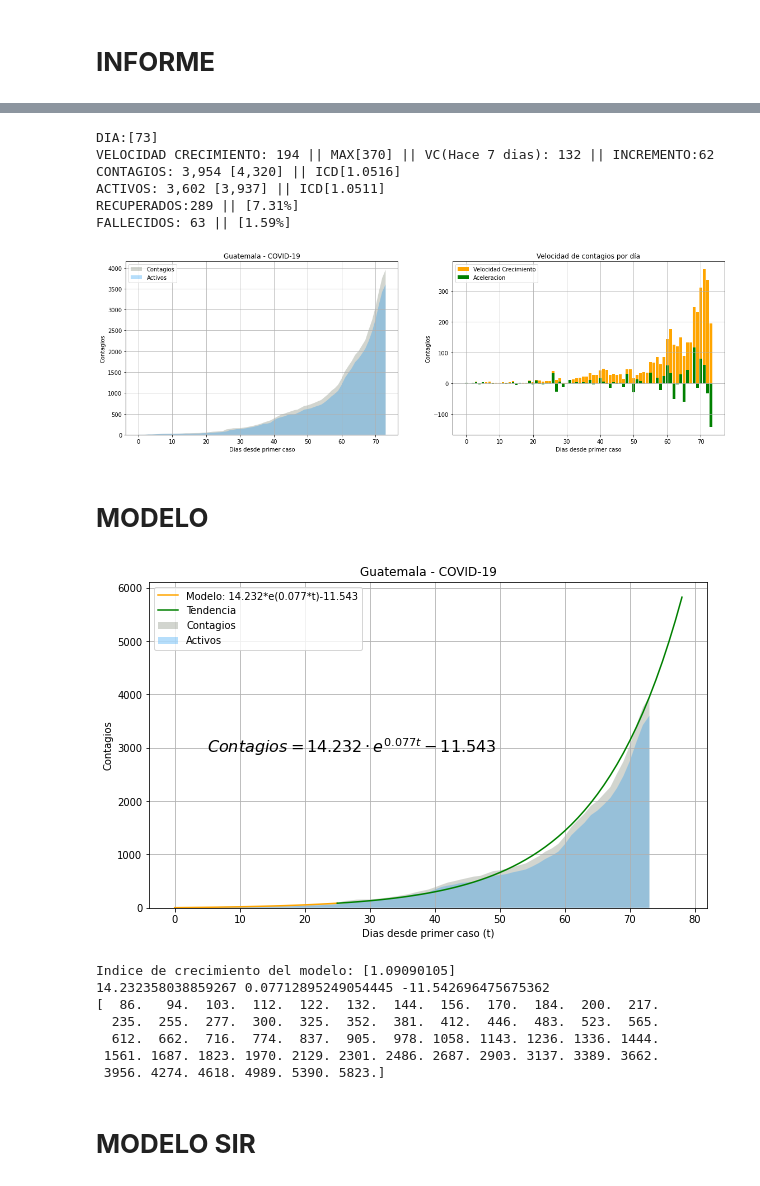
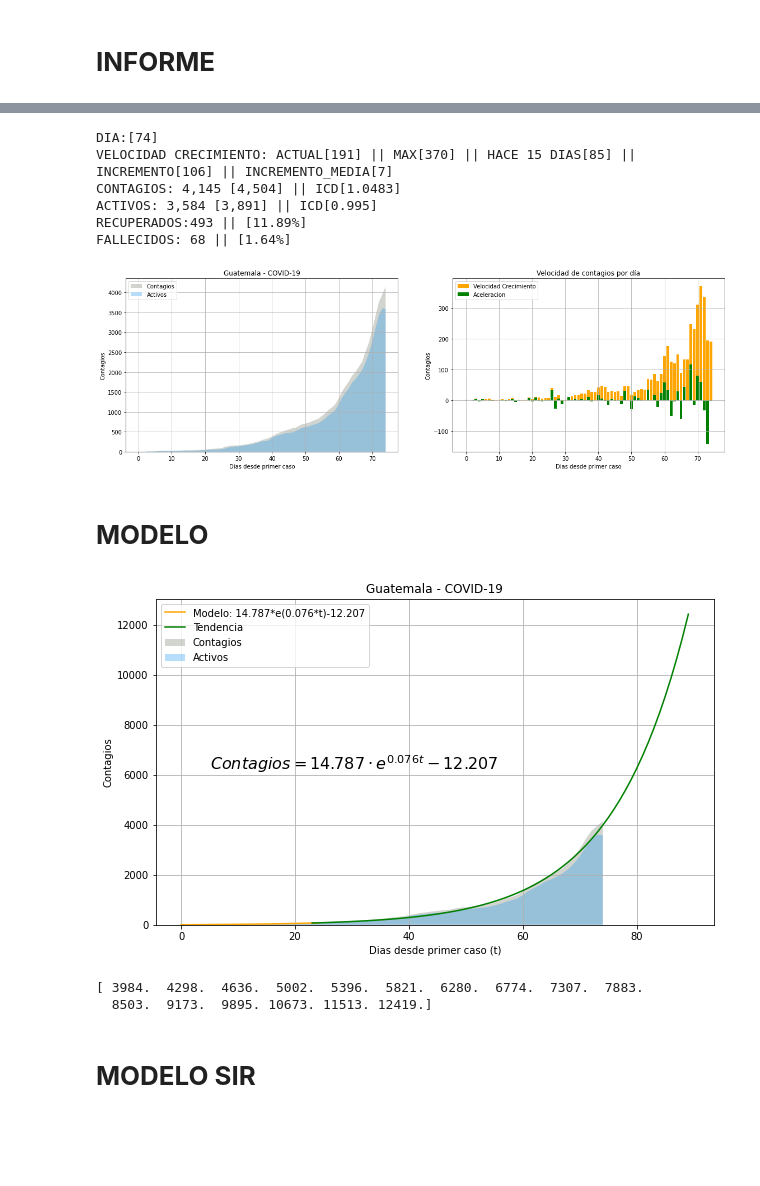
Before and after one commit to pepedp/Otros, a Jupyter notebook: Covid19.ipynb, the cells around one changed output, grey strips where cells are left out. Cells and saved outputs as stored; diff of their text form; code cells hidden in the pictures; blank space fills up the shorter version.

```diff
--- a/Covid19.ipynb
+++ b/Covid19.ipynb
@@ -157,7 +157,8 @@ Name: date, dtype: datetime64[ns]
 # %%
 #@titleESTADO ACTUAL
 VCH = False #@param {type:"boolean"}
-Mostrar_aceleración = True #@param {type:"boolean"}
+Dias_atras = 15#@param {type:"integer"}
+
 import warnings
 warnings.filterwarnings("ignore")
 fig,(axs,axs2) = plt.subplots(1,2)
@@ -180,41 +181,40 @@ axs2.set_title("Velocidad de contagios por {}".format(texto_vel) )
 axs2.set_xlabel('Dias desde primer caso')
 axs2.set_ylabel('Contagios')
 axs2.bar(x.flatten(),velocidad.flatten(),label="Velocidad Crecimiento",color="Orange" )
-if (Mostrar_aceleración):
-  axs2.bar(x.flatten(),aceleracion.flatten(),label="Aceleracion",color="Green" )
-  axs2.legend(loc='upper left')
+axs2.bar(x.flatten(),aceleracion.flatten(),label="Aceleracion",color="Green" )
+axs2.legend(loc='upper left')
 axs2.grid()
 #fig.legend()
 fig.show()
 
 #METRICAS
-media_vc=7
-print("DIA:{} \nVELOCIDAD CRECIMIENTO: {:,.0f} || MAX[{:,.0f}] || VC(Hace 7 dias): {:,.0f} || INCREMENTO:{:,.0f} \nCONTAGIOS: {:,.0f} [{:,.0f}] || ICD{} \nACTIVOS: {:,.0f} [{:,.0f}] || ICD{} \nRECUPERADOS:{:,.0f} || [{:,.2f}%] \nFALLECIDOS: {:,.0f} || [{:,.2f}%]".format(
+#media_vc=7
+print("DIA:{} \nVELOCIDAD CRECIMIENTO: ACTUAL[{:,.0f}] || MAX[{:,.0f}] || HACE {} DIAS[{:,.0f}] || INCREMENTO[{:,.0f}] || INCREMENTO_MEDIA[{:,.0f}] \nCONTAGIOS: {:,.0f} [{:,.0f}] || ICD{} \nACTIVOS: {:,.0f} [{:,.0f}] || ICD{} \nRECUPERADOS:{:,.0f} || [{:,.2f}%] \nFALLECIDOS: {:,.0f} || [{:,.2f}%]".format(
     x[-1:].flatten(),
-    velocidad.flatten()[-1],np.max(velocidad),velocidad.flatten()[-8],np.sum(aceleracion[-media_vc:]),
-    y[-1],y[-1]*np.mean(indice_crecimiento[-media_vc:]),np.round(indice_crecimiento[-1:].flatten(),decimals=4),
-    activos[-1],activos[-1]*np.mean(indice_activos[-media_vc:]),np.round(indice_activos[-1].flatten(),decimals=4),
+    velocidad.flatten()[-1],np.max(velocidad),Dias_atras,velocidad.flatten()[-Dias_atras-1],np.sum(aceleracion[-Dias_atras:]),np.mean(aceleracion[-Dias_atras:]),
+    y[-1],y[-1]*np.mean(indice_crecimiento[-Dias_atras:]),np.round(indice_crecimiento[-1:].flatten(),decimals=4),
+    activos[-1],activos[-1]*np.mean(indice_activos[-Dias_atras:]),np.round(indice_activos[-1].flatten(),decimals=4),
     recuperados[-1],recuperados[-1]/y[-1]*100,
     muertes[-1],muertes[-1]/y[-1]*100) )
 # %% [output]
-DIA:[73]
-VELOCIDAD CRECIMIENTO: 194 || MAX[370] || VC(Hace 7 dias): 132 || INCREMENTO:62
-CONTAGIOS: 3,954 [4,320] || ICD[1.0516]
-ACTIVOS: 3,602 [3,937] || ICD[1.0511]
-RECUPERADOS:289 || [7.31%]
-FALLECIDOS: 63 || [1.59%]
+DIA:[74]
+VELOCIDAD CRECIMIENTO: ACTUAL[191] || MAX[370] || HACE 15 DIAS[85] || INCREMENTO[106] || INCREMENTO_MEDIA[7]
+CONTAGIOS: 4,145 [4,504] || ICD[1.0483]
+ACTIVOS: 3,584 [3,891] || ICD[0.995]
+RECUPERADOS:493 || [11.89%]
+FALLECIDOS: 68 || [1.64%]
-[figure, old version]
+[figure, new version]
 # %% [markdown]
 # **MODELO**
 # %%
 #@title
 fecha_ini = "2020-03-14" #@param {type:"date"}
-fecha_fin = "2020-04-08" #@param {type:"date"}
+fecha_fin = "2020-04-07" #@param {type:"date"}
 
 Activos = False #@param {type:"boolean"}
 Exponencial = True #@param {type:"boolean"}
-Grado_polinomio =  2#@param {type:"integer"}
-dias_pred =  5#@param {type:"integer"}
+Grado_polinomio =  3#@param {type:"integer"}
+dias_pred =  15#@param {type:"integer"}
 Actualizar_BigQuery = False #@param {type:"boolean"}
 
 #dias_pred= 15
@@ -271,7 +271,7 @@ else:
   plt.stackplot(x.flatten(),y, labels=["Contagios"], colors="#6C7463", alpha=0.3)
   plt.stackplot(x.flatten(),activos, labels=["Activos"], colors="#0F92F3",alpha=0.3)
   plt.plot(x_train,y_modelo, color = "orange", label = "Modelo")
-  plt.plot(x_test,y_pred_test, color = "purple", label = "Modelo_test")
+  plt.plot(x_test,y_pred_test, color = "green")
   plt.plot(x_semana,prediccion_semana, color = "green", label = "Tendencia")
   plt.grid()
   plt.legend(loc='upper left')
@@ -279,41 +279,36 @@ else:
 
 #ACTUALIZAR DATOS BIG QUERY
 if (Actualizar_BigQuery) and (Exponencial):
   columnas = ["fecha","pais","confirmados","muertes","recuperados",
               "activos","velocidad","aceleracion","indice_crecimiento","modelo"]
   dfs = [dataset,pd.DataFrame(velocidad),
                 pd.DataFrame(aceleracion),
                 pd.DataFrame(indice_crecimiento),
                 pd.DataFrame(y_pred),
                 ]
   df_todo=pd.concat(dfs,axis=1)
   df_todo.columns=columnas
   tendencia=pd.DataFrame(tend[1:])
   tendencia.columns=["modelo"]
   df_todo=df_todo.append(tendencia)
   df_todo=df_todo.reset_index()
   df_todo["dias"] = df_todo.index.values
   tabla = 'dataset.covid19_gt'
   df_todo.to_gbq(tabla,project_id=project_id,if_exists='replace')
 
   #COEFICIENTES
   coeficientes = pd.DataFrame(np.round(coef,decimals=3))
   coeficientes.columns=["coeficientes"]
   coeficientes["index"] = coeficientes.index.values
   tabla_coef = 'dataset.coef_funcion'
   coeficientes.to_gbq(tabla_coef,project_id=project_id,if_exists='replace')
 
 elif (Actualizar_BigQuery):
   print("WARNING: Solo se puede actuliza datos del modelo Exponencial")
 # %% [output]
-[figure, old version]
+[figure, new version]
-Indice de crecimiento del modelo: [1.09090105]
-14.232358038859267 0.07712895249054445 -11.542696475675362
-[  86.   94.  103.  112.  122.  132.  144.  156.  170.  184.  200.  217.
-  235.  255.  277.  300.  325.  352.  381.  412.  446.  483.  523.  565.
-  612.  662.  716.  774.  837.  905.  978. 1058. 1143. 1236. 1336. 1444.
- 1561. 1687. 1823. 1970. 2129. 2301. 2486. 2687. 2903. 3137. 3389. 3662.
- 3956. 4274. 4618. 4989. 5390. 5823.]
+[ 3984.  4298.  4636.  5002.  5396.  5821.  6280.  6774.  7307.  7883.
+  8503.  9173.  9895. 10673. 11513. 12419.]
 # %% [markdown]
 # **MODELO SIR**
 # %%
```
Also changed, not shown: parts of 3 cells of this notebook.
